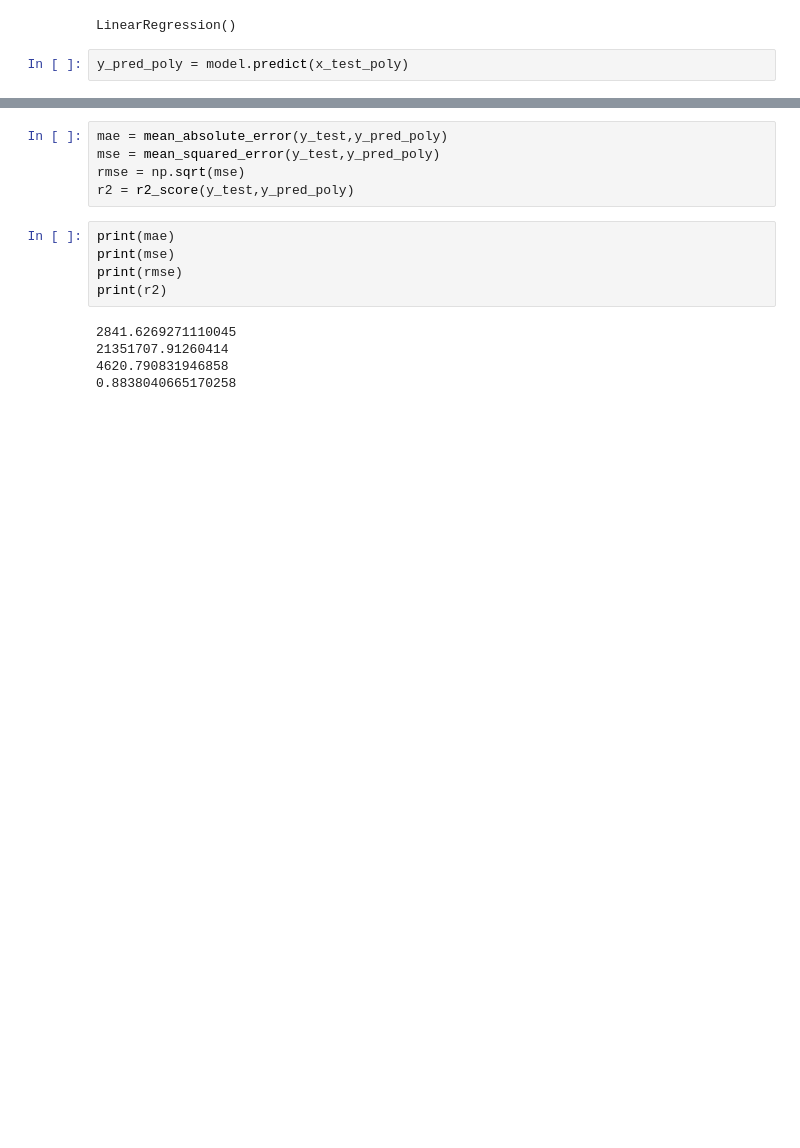
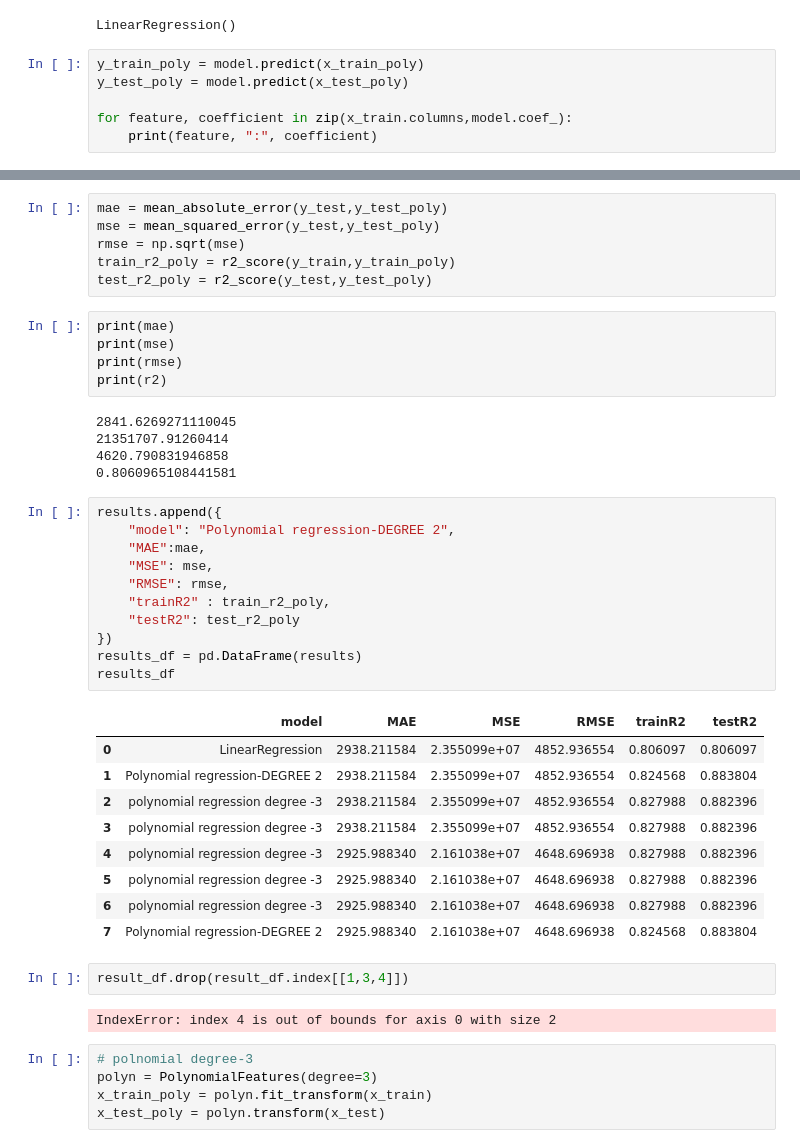
Before and after one commit to MogiliVeerendra/Medical-Cost-Prediction, a Jupyter notebook: notebooks/model_training.ipynb, the cells around one changed output, grey strips where cells are left out. Drawn from its saved outputs; the diff is of its cells as text; blank space fills up the shorter version.

```diff
--- a/notebooks/model_training.ipynb
+++ b/notebooks/model_training.ipynb
@@ -150,4 +172,8 @@ model.fit(x_train_poly,y_train)
 # %% [output]
 LinearRegression()
 # %%
-y_pred_poly = model.predict(x_test_poly)
+y_train_poly = model.predict(x_train_poly)
+y_test_poly = model.predict(x_test_poly)
+
+for feature, coefficient in zip(x_train.columns,model.coef_):
+    print(feature, ":", coefficient)
@@ -154,8 +188,9 @@ y_pred_poly = model.predict(x_test_poly)
 # %%
-mae = mean_absolute_error(y_test,y_pred_poly)
-mse = mean_squared_error(y_test,y_pred_poly)
+mae = mean_absolute_error(y_test,y_test_poly)
+mse = mean_squared_error(y_test,y_test_poly)
 rmse = np.sqrt(mse)
-r2 = r2_score(y_test,y_pred_poly)
+train_r2_poly = r2_score(y_train,y_train_poly)
+test_r2_poly = r2_score(y_test,y_test_poly)
 # %%
 print(mae)
 print(mse)
@@ -165,4 +200,34 @@ print(r2)
 2841.6269271110045
 21351707.91260414
 4620.790831946858
-0.8838040665170258
+0.8060965108441581
+# %%
+results.append({
+    "model": "Polynomial regression-DEGREE 2",
+    "MAE":mae,
+    "MSE": mse,
+    "RMSE": rmse,
+    "trainR2" : train_r2_poly,
+    "testR2": test_r2_poly
+})
+results_df = pd.DataFrame(results)
+results_df
+# %% [output]
+|  | model | MAE | MSE | RMSE | trainR2 | testR2 |
+| 0 | LinearRegression | 2938.211584 | 2.355099e+07 | 4852.936554 | 0.806097 | 0.806097 |
+| 1 | Polynomial regression-DEGREE 2 | 2938.211584 | 2.355099e+07 | 4852.936554 | 0.824568 | 0.883804 |
+| 2 | polynomial regression degree -3 | 2938.211584 | 2.355099e+07 | 4852.936554 | 0.827988 | 0.882396 |
+| 3 | polynomial regression degree -3 | 2938.211584 | 2.355099e+07 | 4852.936554 | 0.827988 | 0.882396 |
+| 4 | polynomial regression degree -3 | 2925.988340 | 2.161038e+07 | 4648.696938 | 0.827988 | 0.882396 |
+| 5 | polynomial regression degree -3 | 2925.988340 | 2.161038e+07 | 4648.696938 | 0.827988 | 0.882396 |
+| 6 | polynomial regression degree -3 | 2925.988340 | 2.161038e+07 | 4648.696938 | 0.827988 | 0.882396 |
+| 7 | Polynomial regression-DEGREE 2 | 2925.988340 | 2.161038e+07 | 4648.696938 | 0.824568 | 0.883804 |
+# %%
+result_df.drop(result_df.index[[1,3,4]])
+# %% [output]
+IndexError: index 4 is out of bounds for axis 0 with size 2
+# %%
+# polnomial degree-3
+polyn = PolynomialFeatures(degree=3)
+x_train_poly = polyn.fit_transform(x_train)
+x_test_poly = polyn.transform(x_test)
```
Also changed, not shown: parts of 22 cells of this notebook.
